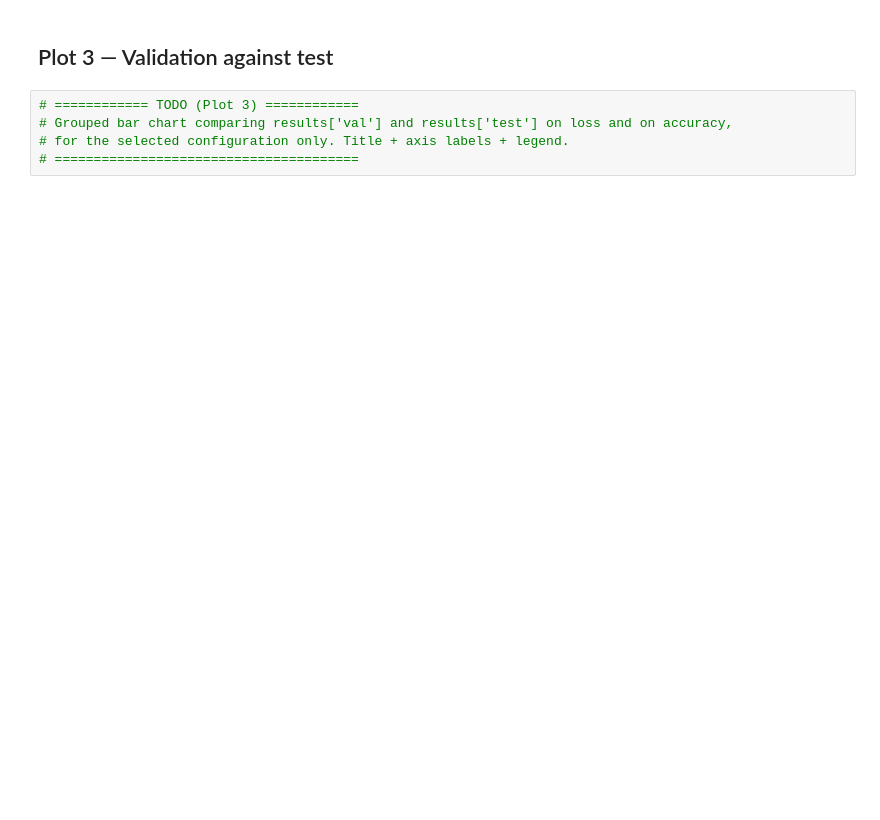
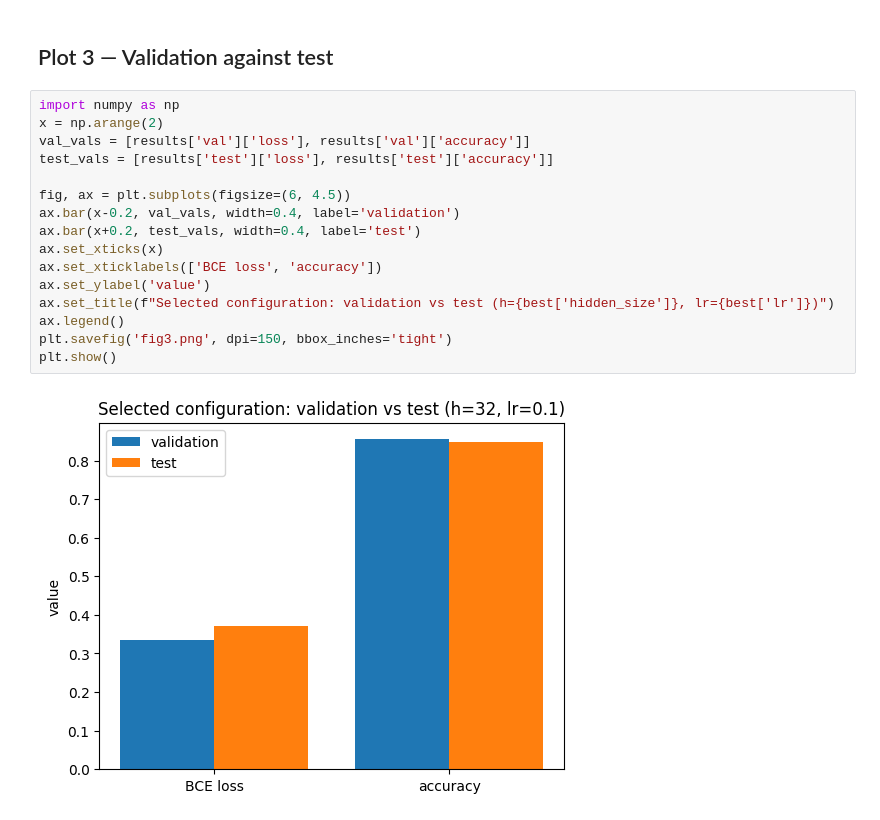
Before and after one commit to rhddnjs1974/machine-learning-project, a Jupyter notebook: lab04_2/notebooks/lab04_2_visualization.ipynb, the cells around one changed output. Cells and saved outputs as stored; diff of their text form; blank space fills up the shorter version.

```diff
--- a/lab04_2/notebooks/lab04_2_visualization.ipynb
+++ b/lab04_2/notebooks/lab04_2_visualization.ipynb
@@ -47,7 +73,20 @@ best, results['val'], results['test']
 # %% [markdown]
 ## Plot 3 — Validation against test
-# %%
-# ============ TODO (Plot 3) ============
-# Grouped bar chart comparing results['val'] and results['test'] on loss and on accuracy,
-# for the selected configuration only. Title + axis labels + legend.
-# =======================================
+# %%
+import numpy as np
+x = np.arange(2)
+val_vals = [results['val']['loss'], results['val']['accuracy']]
+test_vals = [results['test']['loss'], results['test']['accuracy']]
+
+fig, ax = plt.subplots(figsize=(6, 4.5))
+ax.bar(x-0.2, val_vals, width=0.4, label='validation')
+ax.bar(x+0.2, test_vals, width=0.4, label='test')
+ax.set_xticks(x)
+ax.set_xticklabels(['BCE loss', 'accuracy'])
+ax.set_ylabel('value')
+ax.set_title(f"Selected configuration: validation vs test (h={best['hidden_size']}, lr={best['lr']})")
+ax.legend()
+plt.savefig('fig3.png', dpi=150, bbox_inches='tight')
+plt.show()
+# %% [output]
+[figure, added]
```
Also changed, not shown: parts of 5 cells of this notebook, 7 other files.
